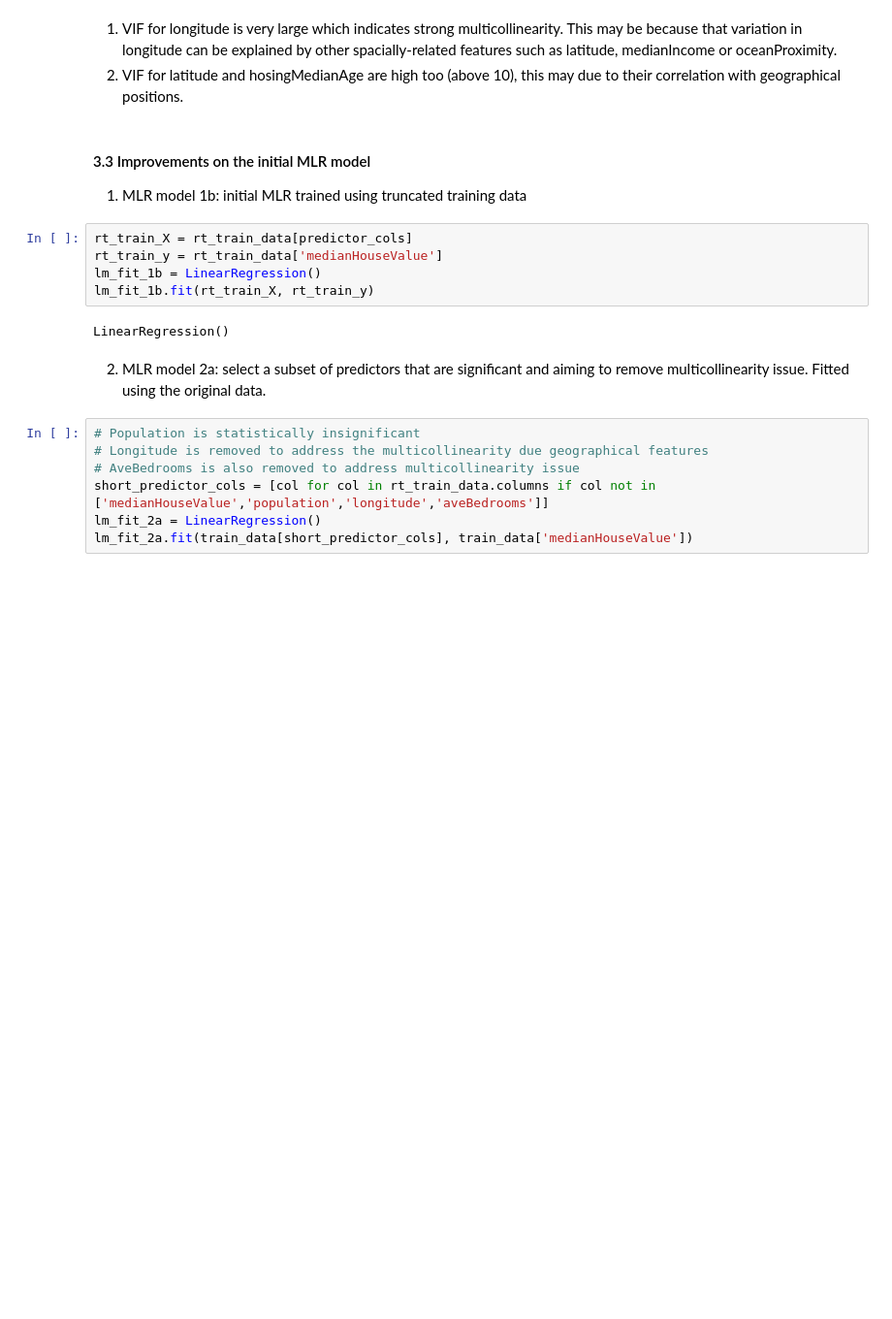
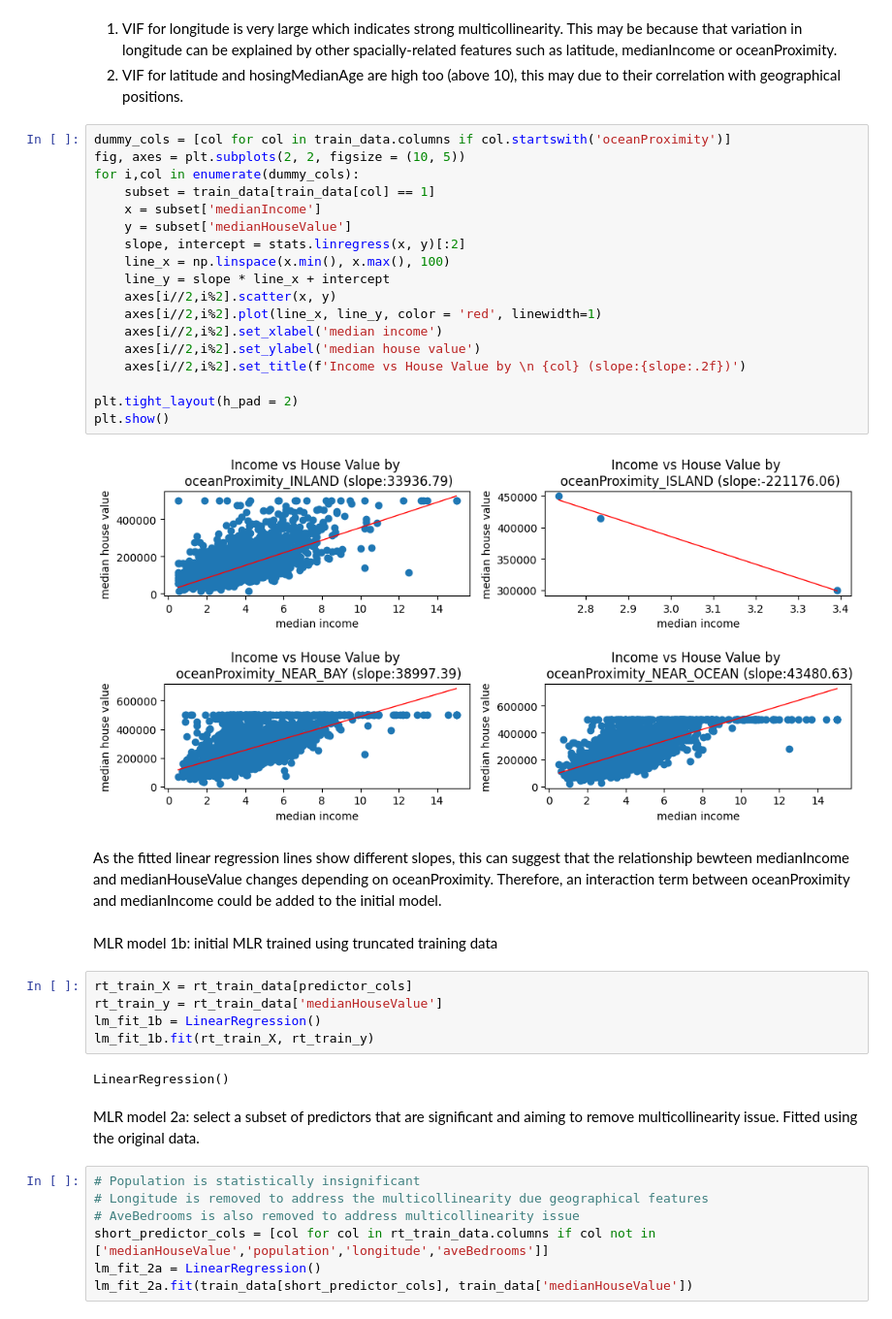
Before and after one commit to hai-ling-c/California-Median-Housing-Price-Prediction, a Jupyter notebook: California-Median-Housing-Price-Prediction.ipynb, the cells around one changed output. Shown at 97% size. Drawn from its saved outputs; the diff is of its cells as text; blank space fills up the shorter version.

```diff
--- a/California-Median-Housing-Price-Prediction.ipynb
+++ b/California-Median-Housing-Price-Prediction.ipynb
@@ -282,9 +283,30 @@ Variance Inflation Factors:
 # %% [markdown]
 1. VIF for longitude is very large which indicates strong multicollinearity. This may be because that variation in longitude can be explained by other spacially-related features such as latitude, medianIncome or oceanProximity.
 2. VIF for latitude and hosingMedianAge are high too (above 10), this may due to their correlation with geographical positions.
-# %% [markdown]
-#### 3.3 Improvements on the initial MLR model
-1. MLR model 1b: initial MLR trained using truncated training data
+# %%
+dummy_cols = [col for col in train_data.columns if col.startswith('oceanProximity')]
+fig, axes = plt.subplots(2, 2, figsize = (10, 5))
+for i,col in enumerate(dummy_cols):
+    subset = train_data[train_data[col] == 1]
+    x = subset['medianIncome']
+    y = subset['medianHouseValue']
+    slope, intercept = stats.linregress(x, y)[:2]
+    line_x = np.linspace(x.min(), x.max(), 100)
+    line_y = slope * line_x + intercept
+    axes[i//2,i%2].scatter(x, y)
+    axes[i//2,i%2].plot(line_x, line_y, color = 'red', linewidth=1)
+    axes[i//2,i%2].set_xlabel('median income')
+    axes[i//2,i%2].set_ylabel('median house value')
+    axes[i//2,i%2].set_title(f'Income vs House Value by \n {col} (slope:{slope:.2f})')
+
+plt.tight_layout(h_pad = 2)
+plt.show()
+# %% [output]
+[figure, added]
+# %% [markdown]
+As the fitted linear regression lines show different slopes, this can suggest that the relationship bewteen medianIncome and medianHouseValue changes depending on oceanProximity. Therefore, an interaction term between oceanProximity and medianIncome could be added to the initial model.
+# %% [markdown]
+MLR model 1b: initial MLR trained using truncated training data
 # %%
 rt_train_X = rt_train_data[predictor_cols]
 rt_train_y = rt_train_data['medianHouseValue']
@@ -293,7 +315,7 @@ lm_fit_1b.fit(rt_train_X, rt_train_y)
 # %% [output]
 LinearRegression()
 # %% [markdown]
-2. MLR model 2a: select a subset of predictors that are significant and aiming to remove multicollinearity issue. Fitted using the original data.
+MLR model 2a: select a subset of predictors that are significant and aiming to remove multicollinearity issue. Fitted using the original data.
 # %%
 # Population is statistically insignificant
 # Longitude is removed to address the multicollinearity due geographical features
```
Also changed, not shown: parts of 19 cells of this notebook.
